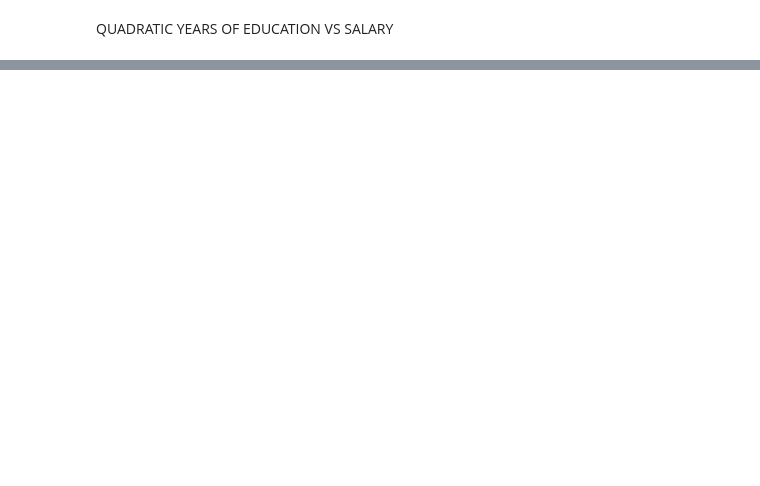
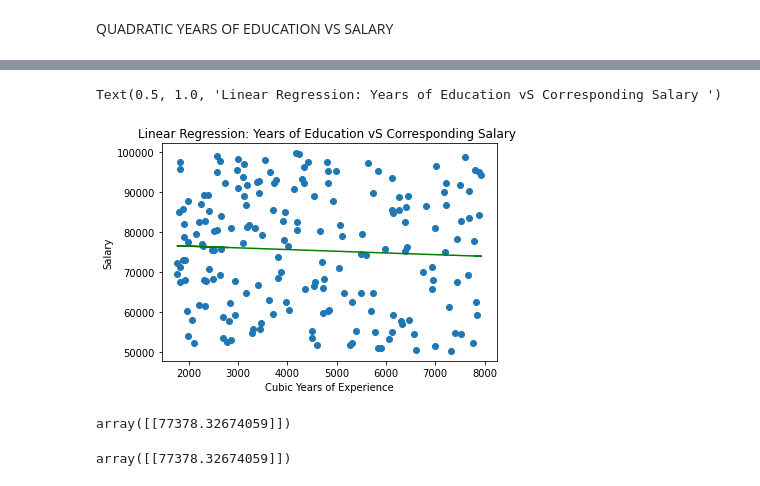
Before and after one commit to AdithyaDVarma/Biology_AI-in-agriculture_Semester1, a Jupyter notebook: Salary_Prediction_AIE_B_Project_Sem1.ipynb, the cells around one changed output, grey strips where cells are left out. Drawn from its saved outputs; the diff is of its cells as text; code cells hidden in the pictures; blank space fills up the shorter version.

```diff
--- a/Salary_Prediction_AIE_B_Project_Sem1.ipynb
+++ b/Salary_Prediction_AIE_B_Project_Sem1.ipynb
@@ -371,0 +382,13 @@ assert Salary == lm.predict([[7]])
+# %%
+# Conducting Linear Regression method and inserting data using the fit method
+# Fit function adjusts weights according to data values so that better accuracy can be achieved
+#Dataset = pd.read_csv("T.csv")
+lm = linear_model.LinearRegression(). fit(Training[["CYearsExperience"]],Training[["Salary"]])
+# Using the predict method
+
+result=lm.predict(Testset[["CYearsExperience"]])
+# %%
+# Creating a new column to place contents of the result variable
+Testset["Predicted Salary Using Sklearn method"]= result
+Testset["Prediction Error Using Sklearn method"] = Testset["Salary"]-Testset["Predicted Salary Using Sklearn method"]
+Testset.head()
@@ -371,0 +402,9 @@ assert Salary == lm.predict([[7]])
+# %%
+plt.scatter(Testset["CYearsExperience"], Testset["Salary"])
+plt.plot(Testset["CYearsExperience"],Testset["Predicted Salary Using Sklearn method"], color="green")
+plt.ylabel("Salary")
+plt.xlabel("Cubic Years of Experience")
+plt.title("Linear Regression: Years of Education vS Corresponding Salary ")
+# %% [output]
+Text(0.5, 1.0, 'Linear Regression: Years of Education vS Corresponding Salary ')
+[figure, added]
@@ -371,0 +415,10 @@ assert Salary == lm.predict([[7]])
+# %%
+#Testing for 7 years of education
+Salary = b + m * 7
+Salary
+# %% [output]
+array([[77378.32674059]])
+# %%
+lm.predict([[7]])
+# %% [output]
+array([[77378.32674059]])
```
Also changed, not shown: parts of 37 cells of this notebook.
